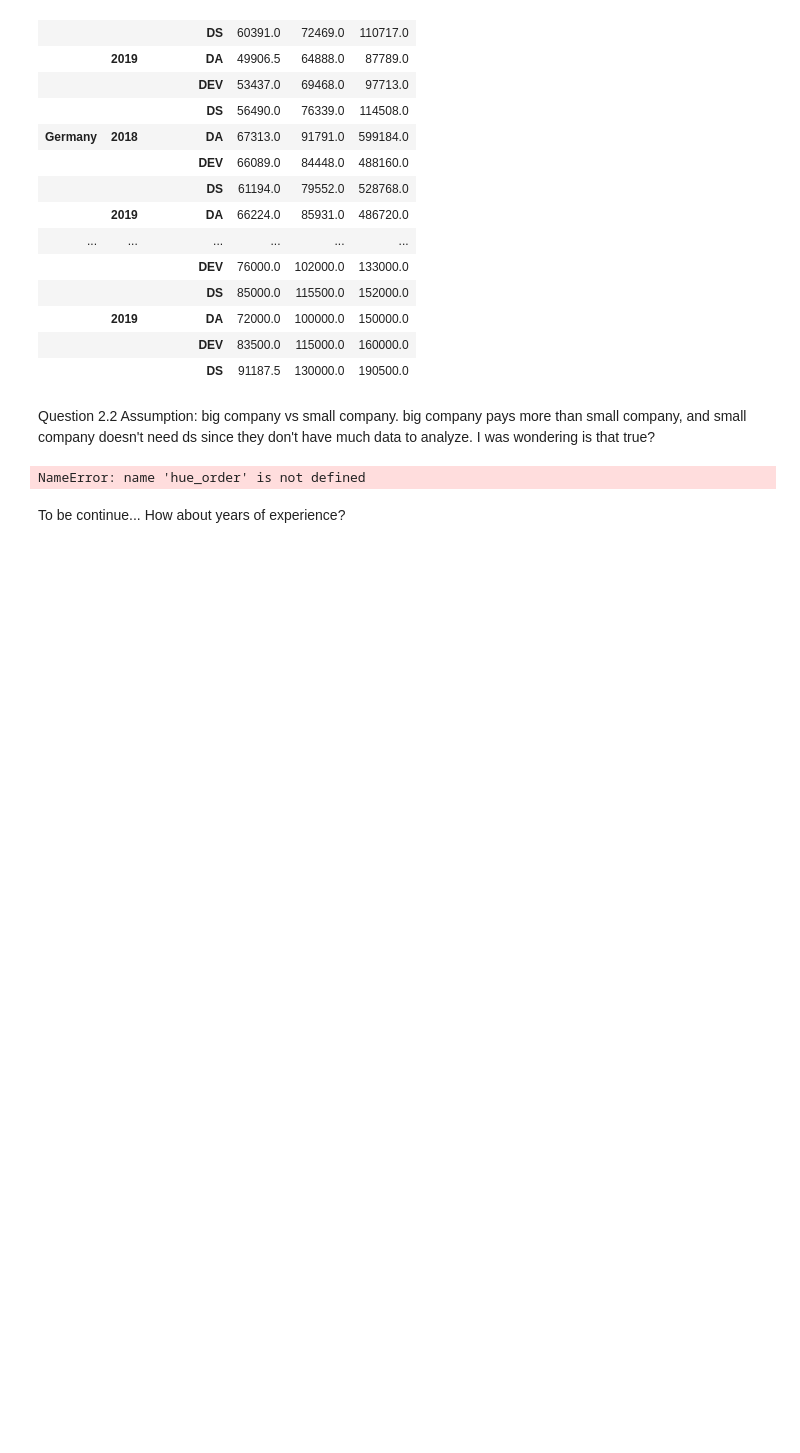
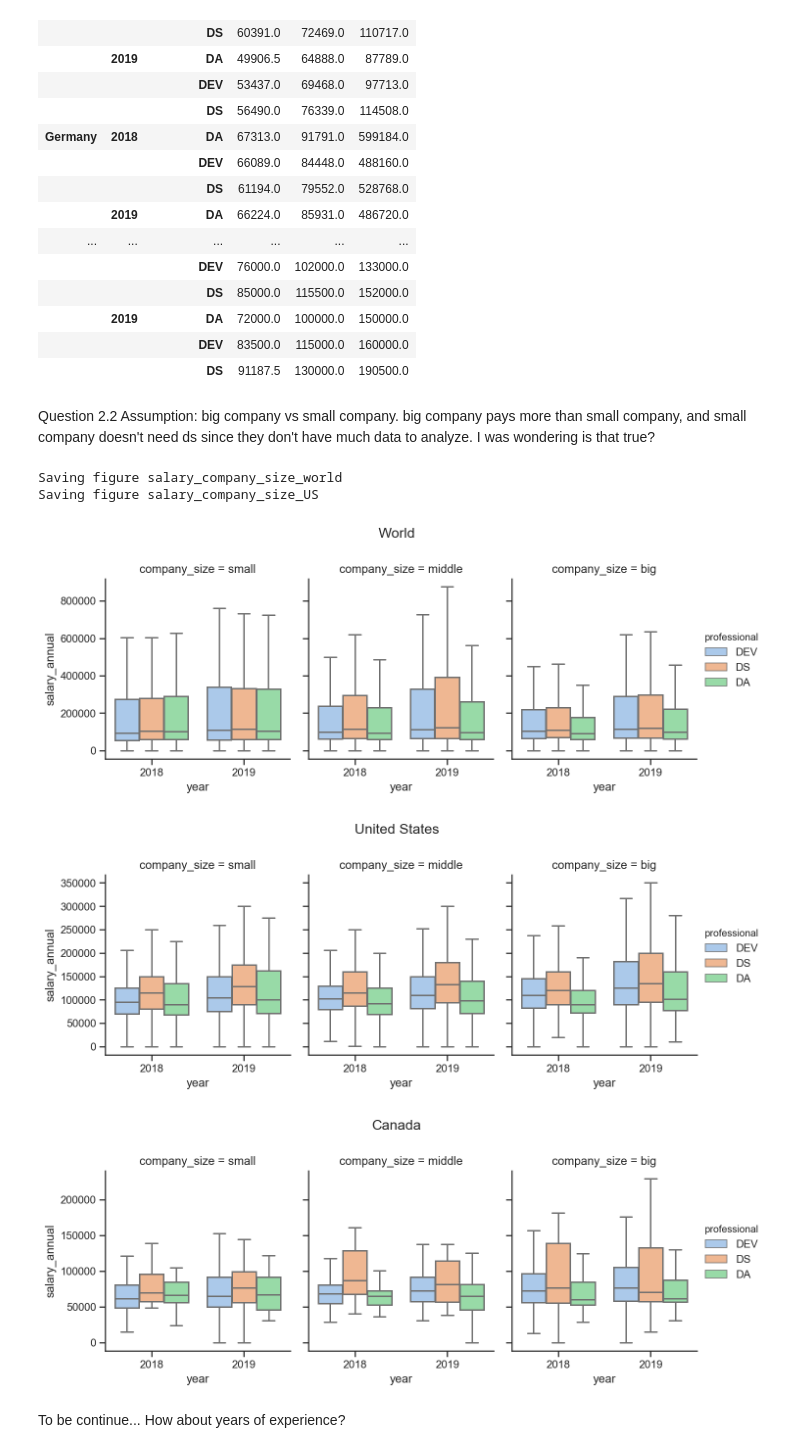
Before and after one commit to Qianh1225/Stackoverflow_survey, a Jupyter notebook: Question2.ipynb, the cells around one changed output. Saved outputs shown, nothing was run; the diff lists cells and outputs as text; code cells hidden in the pictures; blank space fills up the shorter version.

```diff
--- a/Question2.ipynb
+++ b/Question2.ipynb
@@ -207,28 +207,32 @@ Question 2.2 Assumption: big company vs small company. big company pays more tha
 # %%
 def plot_salary_company_size(data, title):
     g = sns.catplot(x="year", y="salary_annual",
                     hue="professional", col="company_size", col_order = ['small', 'middle', 'big'],
                     data=data, kind="box",
-                    showfliers=False, hue_order = hue_order = ['DEV', 'DS', 'DA'],
+                    showfliers=False, hue_order = ['DEV', 'DS', 'DA'],
                     height=4, aspect=.8);
     plt.subplots_adjust(top=0.8)
     g.fig.suptitle(title)
 
     return
 
 # world
 plot_salary_company_size(data_world, "World")
 save_fig('salary_company_size_world', tight_layout=False)
 
 
 # United States
 plot_salary_company_size(data_US, "United States")
 save_fig('salary_company_size_US', tight_layout=False)
 
 # Canada
 plot_salary_company_size(data_CA, "Canada")
 # %% [output]
-NameError: name 'hue_order' is not defined
+Saving figure salary_company_size_world
+Saving figure salary_company_size_US
+[figure, added]
+[figure, added]
+[figure, added]
 # %% [markdown]
 To be continue...
 How about years of experience?
```
